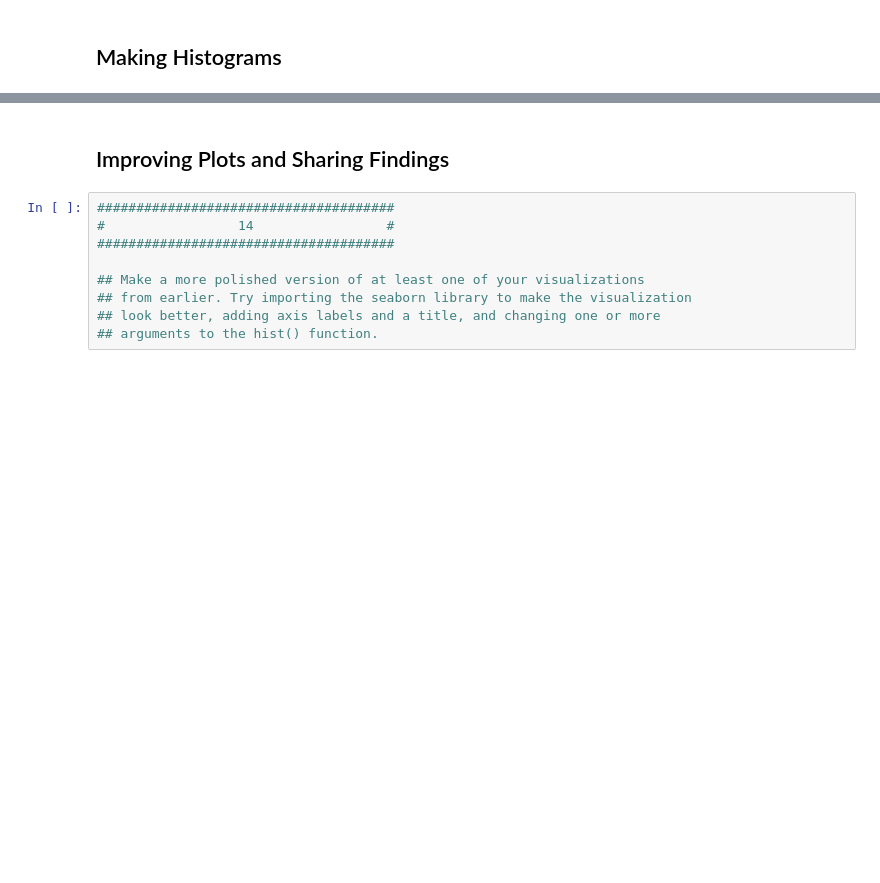
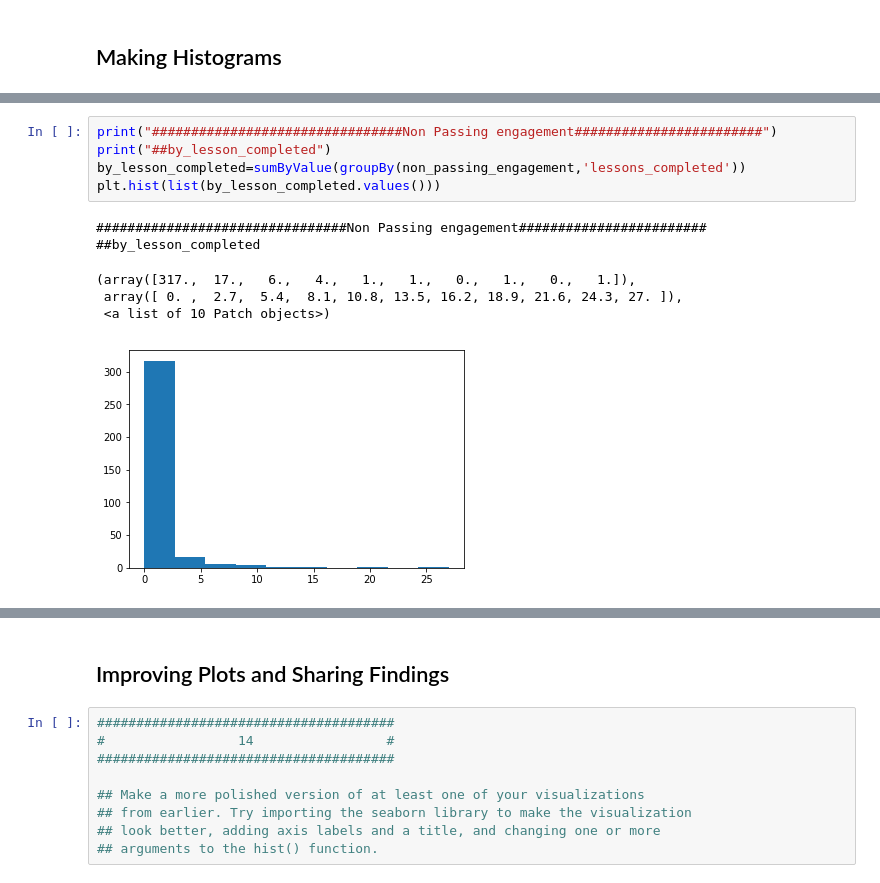
Before and after one commit to nvinayshetty/data, a Jupyter notebook: L1_Starter_Code.ipynb, the cells around one changed output, grey strips where cells are left out. Cells and saved outputs as stored; diff of their text form; blank space fills up the shorter version.

```diff
--- a/L1_Starter_Code.ipynb
+++ b/L1_Starter_Code.ipynb
@@ -364,0 +440,12 @@ SyntaxError: invalid syntax (<ipython-input-165-69d5f957797c>, line 12)
+# %%
+print("################################Non Passing engagement########################")
+print("##by_lesson_completed")
+by_lesson_completed=sumByValue(groupBy(non_passing_engagement,'lessons_completed'))
+plt.hist(list(by_lesson_completed.values()))
+# %% [output]
+################################Non Passing engagement########################
+##by_lesson_completed
+(array([317.,  17.,   6.,   4.,   1.,   1.,   0.,   1.,   0.,   1.]),
+ array([ 0. ,  2.7,  5.4,  8.1, 10.8, 13.5, 16.2, 18.9, 21.6, 24.3, 27. ]),
+ <a list of 10 Patch objects>)
+[figure, added]
```
Also changed, not shown: parts of 14 cells of this notebook.
